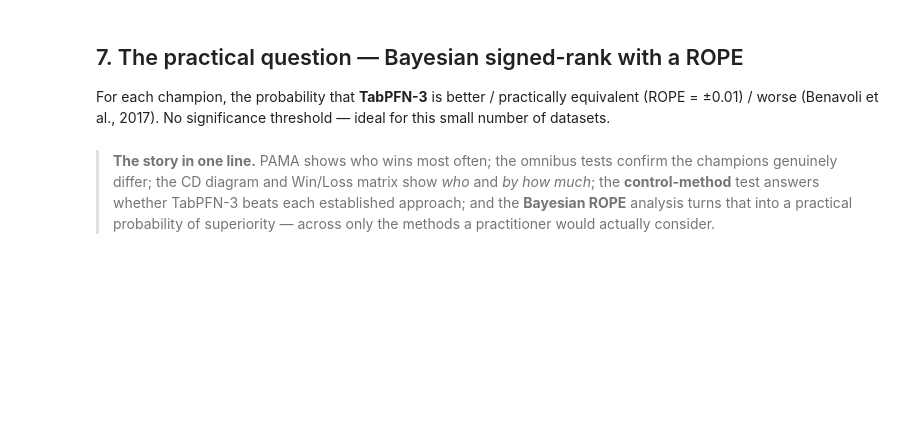
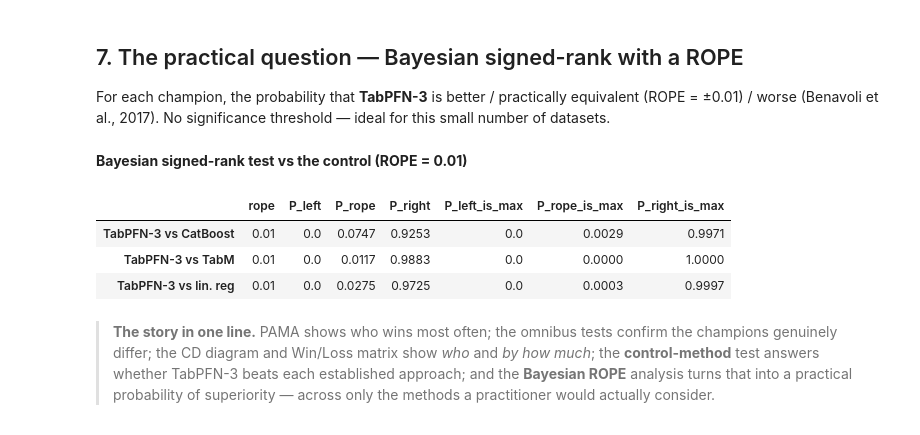
Before and after one commit to andreasgoethals/TabPFNCredit, a Jupyter notebook: notebooks/Experiment1.6-LGD-FamilyStat.ipynb, the cells around one changed output. Cells and saved outputs as stored; diff of their text form; code cells hidden in the pictures; blank space fills up the shorter version.

```diff
--- a/notebooks/Experiment1.6-LGD-FamilyStat.ipynb
+++ b/notebooks/Experiment1.6-LGD-FamilyStat.ipynb
@@ -122,8 +143,18 @@ WindowsPath('C:/Users/U0152019/PhD Documents/Projects/1. TabPFN/TabPFNCredit/fig
 
 For each champion, the probability that **TabPFN-3** is better / practically equivalent (ROPE = ±0.01) / worse (Benavoli et al., 2017). No significance threshold — ideal for this small number of datasets.
 # %%
+_rows = {}
 for m in [x for x in champs if x != CONTROL]:
-    r = st.bayesian_signed_rank_test(mat[CONTROL], mat[m], rope=0.01)
+    _rows[f'{display_name(CONTROL)} vs {display_name(m)}'] = st.bayesian_signed_rank_test(
+        mat[CONTROL], mat[m], rope=0.01)
+preview(_pd.DataFrame(_rows).T.round(4),
+        label='Bayesian signed-rank test vs the control (ROPE = 0.01)')
+# %% [output]
+**Bayesian signed-rank test vs the control (ROPE = 0.01)**
+|  | rope | P_left | P_rope | P_right | P_left_is_max | P_rope_is_max | P_right_is_max |
+| TabPFN-3 vs CatBoost | 0.01 | 0.0 | 0.0747 | 0.9253 | 0.0 | 0.0029 | 0.9971 |
+| TabPFN-3 vs TabM | 0.01 | 0.0 | 0.0117 | 0.9883 | 0.0 | 0.0000 | 1.0000 |
+| TabPFN-3 vs lin. reg | 0.01 | 0.0 | 0.0275 | 0.9725 | 0.0 | 0.0003 | 0.9997 |
 # %% [markdown]
 > **The story in one line.** PAMA shows who wins most often; the omnibus tests confirm the champions genuinely differ; the CD diagram and Win/Loss matrix show *who* and *by how much*; the **control-method** test answers whether TabPFN-3 beats each established approach; and the **Bayesian ROPE** analysis turns that into a practical probability of superiority — across only the methods a practitioner would actually consider.
 # %% [markdown]
```
Also changed, not shown: parts of 4 cells of this notebook, 26 other files.
